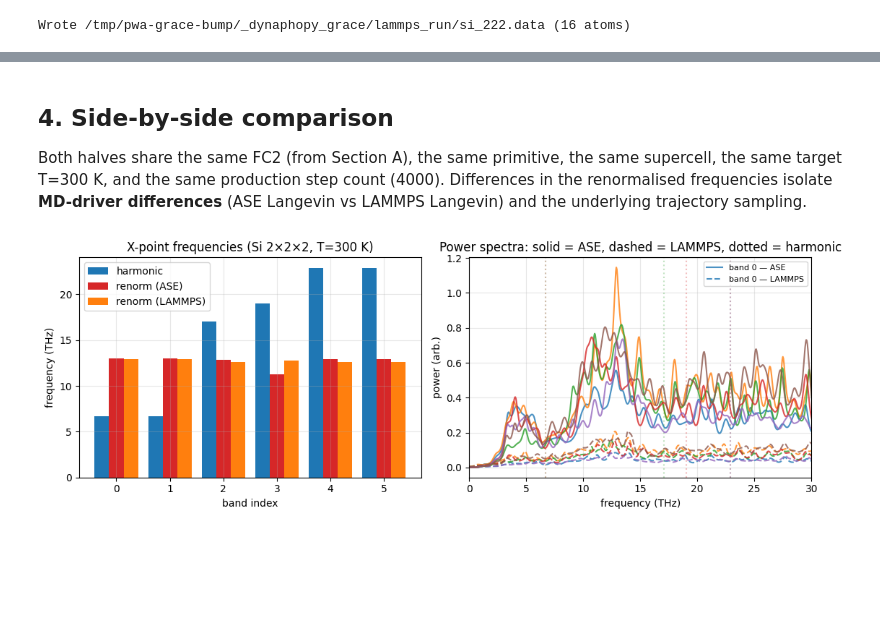
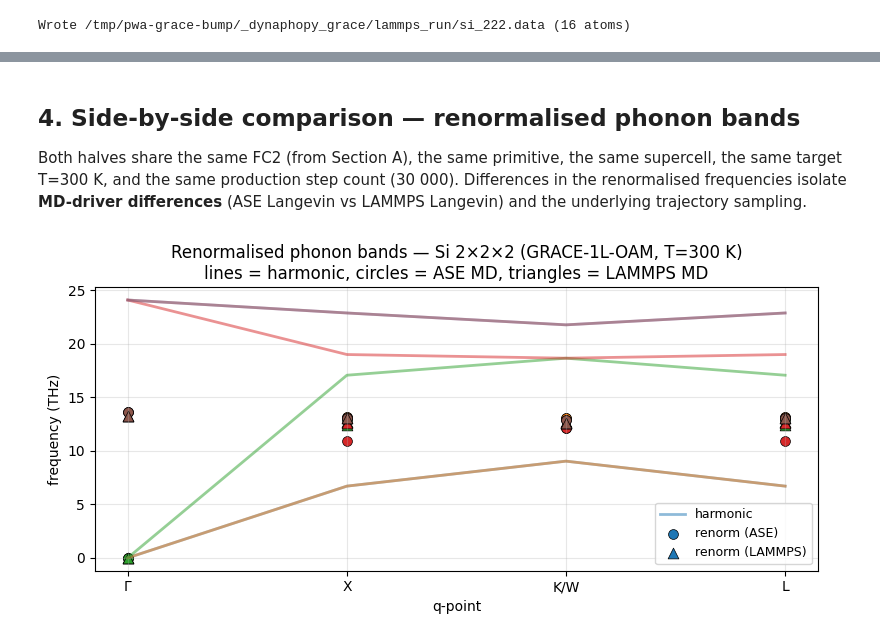
Before and after one commit to pyiron/pyiron_workflow_atomistics, a Jupyter notebook: notebooks/dynaphopy_grace_example.ipynb, the cells around one changed output, grey strips where cells are left out. Drawn from its saved outputs; the diff is of its cells as text; code cells hidden in the pictures; blank space fills up the shorter version.

```diff
--- a/notebooks/dynaphopy_grace_example.ipynb
+++ b/notebooks/dynaphopy_grace_example.ipynb
@@ -378,7 +391,9 @@ out_lammps = _project_with_dynaphopy.node_function(
     fc2_array=fc2_reused,
     resolved_fc2_supercell=fc2_multiplier,
     trajectory_pack=trajectory_pack_lammps,
-    resolved_q_points=np.array([[0.5, 0.0, 0.0]]),
+    resolved_q_points=np.array(
+        [[0.0, 0.0, 0.0], [0.5, 0.0, 0.0], [0.5, 0.5, 0.0], [0.5, 0.5, 0.5]]
+    ),
     temperature=300.0,
     power_spectra=True,
     keep_handles=False,
@@ -406,37 +421,33 @@ renormalised freqs (THz): [12.95253065 12.95253065 12.60724965 12.77681421 12.64
 # %% [markdown]
-## 4. Side-by-side comparison
+## 4. Side-by-side comparison — renormalised phonon bands
 
-Both halves share the same FC2 (from Section A), the same primitive, the same
-supercell, the same target T=300 K, and the same production step count (4000).
-Differences in the renormalised frequencies isolate **MD-driver differences**
-(ASE Langevin vs LAMMPS Langevin) and the underlying trajectory sampling.
+Both halves share the same FC2 (from Section A), the same primitive, the
+same supercell, the same target T=300 K, and the same production step count
+(30 000). Differences in the renormalised frequencies isolate **MD-driver
+differences** (ASE Langevin vs LAMMPS Langevin) and the underlying
+trajectory sampling.
-# %%
-fig, axes = plt.subplots(1, 2, figsize=(11, 4))
-
-x = np.arange(out_ase.harmonic_frequencies.shape[1])
-w = 0.27
-axes[0].bar(x - w, out_ase.harmonic_frequencies[0],     w, label="harmonic",         color="C0")
-axes[0].bar(x,     out_ase.renormalised_frequencies[0], w, label="renorm (ASE)",     color="C3")
-axes[0].bar(x + w, out_lammps.renormalised_frequencies[0], w, label="renorm (LAMMPS)", color="C1")
-axes[0].set_xlabel("band index")
-axes[0].set_ylabel("frequency (THz)")
-axes[0].set_title("X-point frequencies (Si 2×2×2, T=300 K)")
-axes[0].legend()
-axes[0].grid(alpha=0.3)
-
-for b in range(out_ase.power_spectra.shape[1]):
-    axes[1].plot(out_ase.frequency_grid,    out_ase.power_spectra[0, b],
-                 ls="-",  color=f"C{b}", alpha=0.8, label=f"band {b} — ASE" if b == 0 else None)
-    axes[1].plot(out_lammps.frequency_grid, out_lammps.power_spectra[0, b],
-                 ls="--", color=f"C{b}", alpha=0.8, label=f"band {b} — LAMMPS" if b == 0 else None)
-    axes[1].axvline(out_ase.harmonic_frequencies[0, b], ls=":", color=f"C{b}", alpha=0.3)
-axes[1].set_xlim(0, 30)
-axes[1].set_xlabel("frequency (THz)")
-axes[1].set_ylabel("power (arb.)")
-axes[1].set_title("Power spectra: solid = ASE, dashed = LAMMPS, dotted = harmonic")
-axes[1].legend(fontsize=8)
-axes[1].grid(alpha=0.3)
-fig.tight_layout()
-plt.show()
-# %% [output]
-[figure, removed]
+# %%
+fig, ax = plt.subplots(figsize=(8, 4))
+q_index = np.arange(out_ase.q_points.shape[0])
+for b in range(out_ase.harmonic_frequencies.shape[1]):
+    ax.plot(q_index, out_ase.harmonic_frequencies[:, b],
+            color=f"C{b}", lw=2, alpha=0.5,
+            label="harmonic" if b == 0 else None)
+    ax.scatter(q_index, out_ase.renormalised_frequencies[:, b],
+               color=f"C{b}", marker="o", s=50, edgecolor="black", linewidth=0.5,
+               label="renorm (ASE)" if b == 0 else None)
+    ax.scatter(q_index, out_lammps.renormalised_frequencies[:, b],
+               color=f"C{b}", marker="^", s=60, edgecolor="black", linewidth=0.5,
+               label="renorm (LAMMPS)" if b == 0 else None)
+ax.set_xticks(q_index)
+ax.set_xticklabels(q_labels)
+ax.set_xlabel("q-point")
+ax.set_ylabel("frequency (THz)")
+ax.set_title("Renormalised phonon bands — Si 2×2×2 (GRACE-1L-OAM, T=300 K)\n"
+             "lines = harmonic, circles = ASE MD, triangles = LAMMPS MD")
+ax.legend(fontsize=9)
+ax.grid(alpha=0.3)
+fig.tight_layout()
+plt.show()
+# %% [output]
+[figure, added]
```
Also changed, not shown: parts of 11 cells of this notebook.
